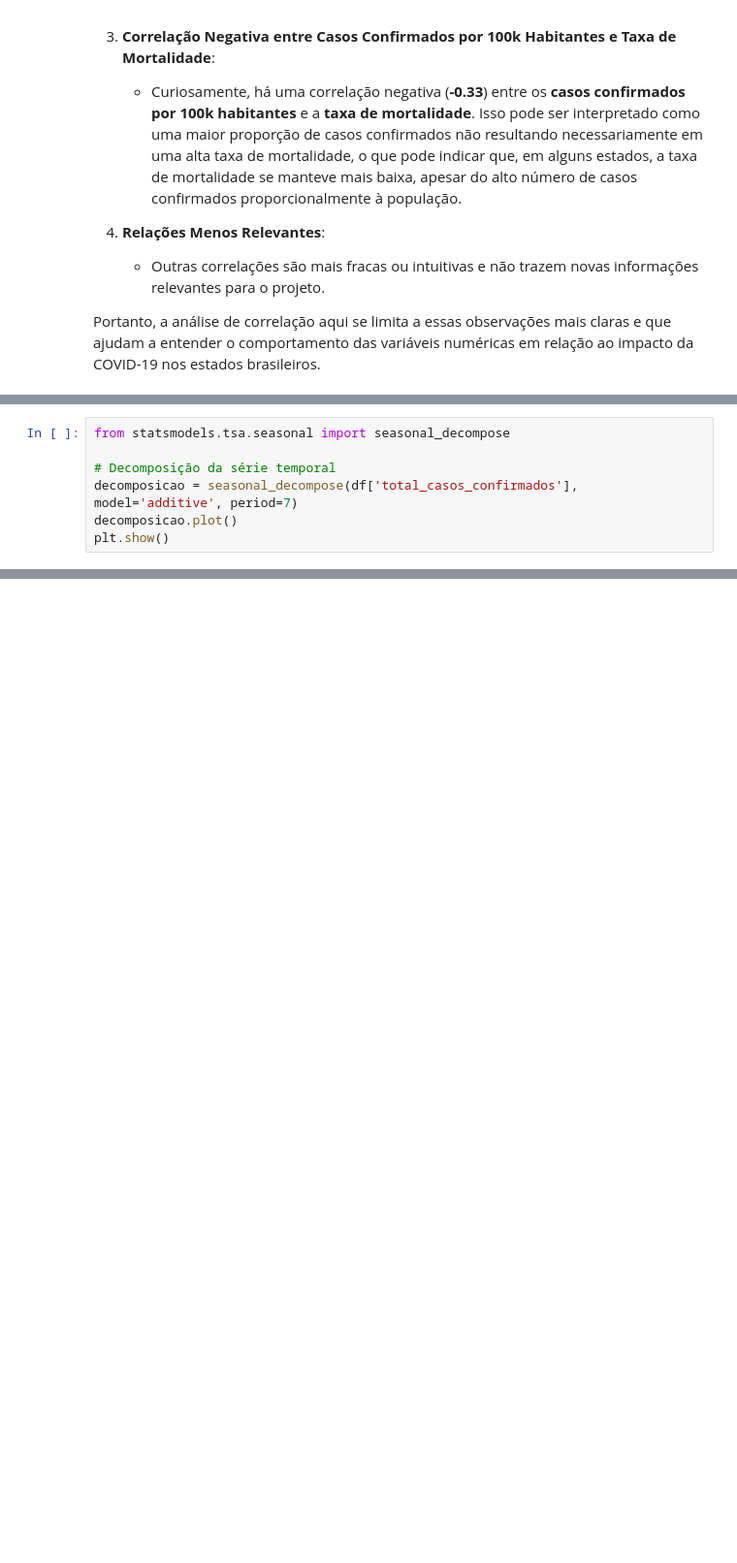
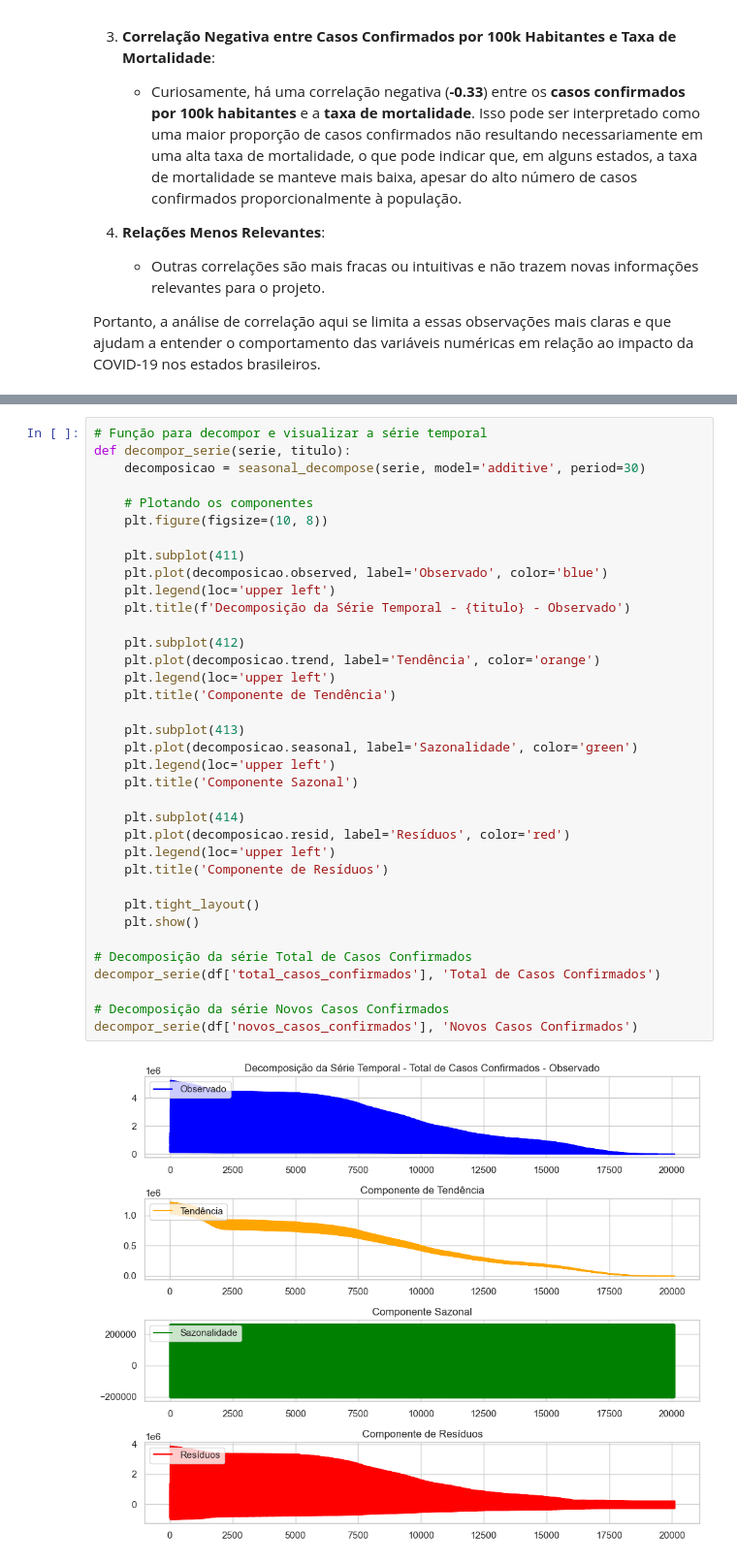
Before and after one commit to tnleite/covid19-brasil-statistics, a Jupyter notebook: 02-Analise/projeto_estatistica.ipynb, the cells around one changed output, grey strips where cells are left out. Shown at 97% size. Drawn from its saved outputs; the diff is of its cells as text; blank space fills up the shorter version.

```diff
--- a/02-Analise/projeto_estatistica.ipynb
+++ b/02-Analise/projeto_estatistica.ipynb
@@ -949,7 +912,0 @@ plt.show()
-# %%
-from statsmodels.tsa.seasonal import seasonal_decompose
-
-# Decomposição da série temporal
-decomposicao = seasonal_decompose(df['total_casos_confirmados'], model='additive', period=7)
-decomposicao.plot()
-plt.show()
@@ -972,0 +1064,38 @@ plt.show()
+# %%
+# Função para decompor e visualizar a série temporal
+def decompor_serie(serie, titulo):
+    decomposicao = seasonal_decompose(serie, model='additive', period=30)
+
+    # Plotando os componentes
+    plt.figure(figsize=(10, 8))
+
+    plt.subplot(411)
+    plt.plot(decomposicao.observed, label='Observado', color='blue')
+    plt.legend(loc='upper left')
+    plt.title(f'Decomposição da Série Temporal - {titulo} - Observado')
+
+    plt.subplot(412)
+    plt.plot(decomposicao.trend, label='Tendência', color='orange')
+    plt.legend(loc='upper left')
+    plt.title('Componente de Tendência')
+
+    plt.subplot(413)
+    plt.plot(decomposicao.seasonal, label='Sazonalidade', color='green')
+    plt.legend(loc='upper left')
+    plt.title('Componente Sazonal')
+
+    plt.subplot(414)
+    plt.plot(decomposicao.resid, label='Resíduos', color='red')
+    plt.legend(loc='upper left')
+    plt.title('Componente de Resíduos')
+
+    plt.tight_layout()
+    plt.show()
+
+# Decomposição da série Total de Casos Confirmados
+decompor_serie(df['total_casos_confirmados'], 'Total de Casos Confirmados')
+
+# Decomposição da série Novos Casos Confirmados
+decompor_serie(df['novos_casos_confirmados'], 'Novos Casos Confirmados')
+# %% [output]
+[figure, added]
```
Also changed, not shown: parts of 20 cells of this notebook, 1 other file.
